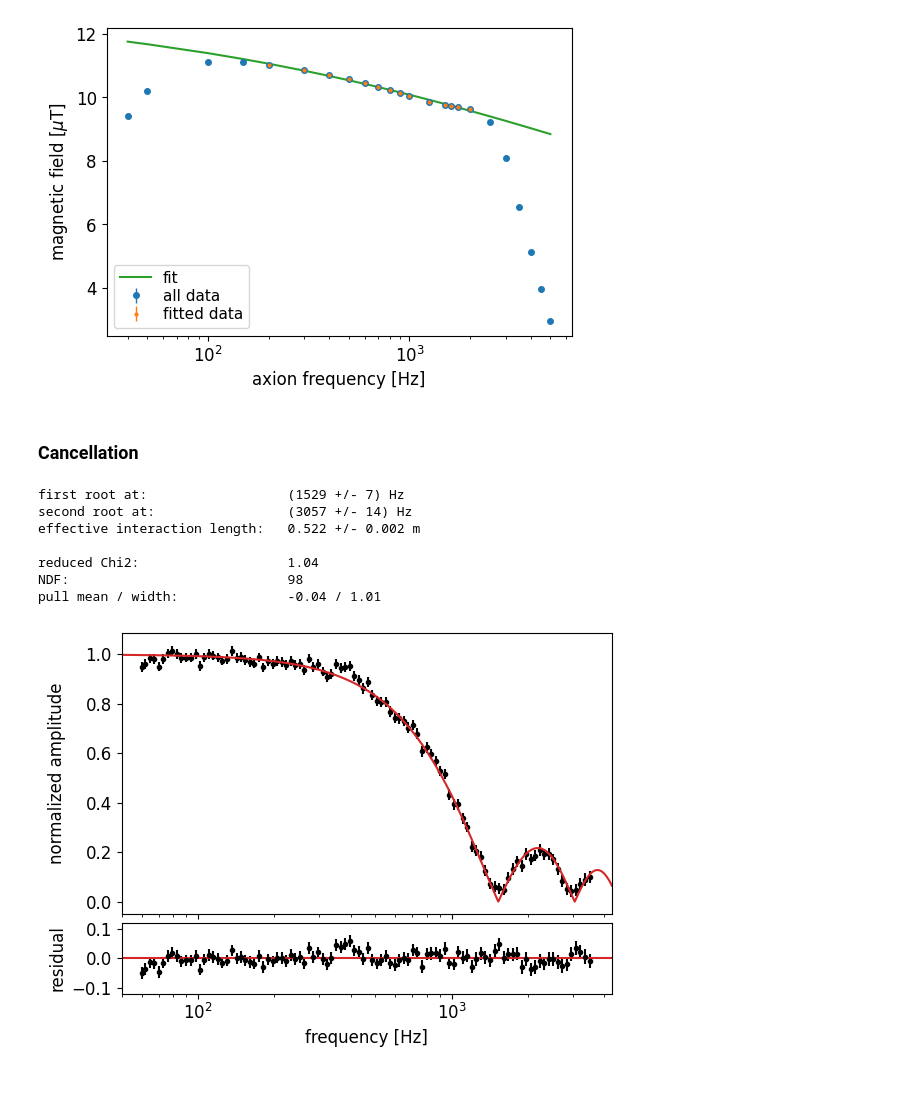
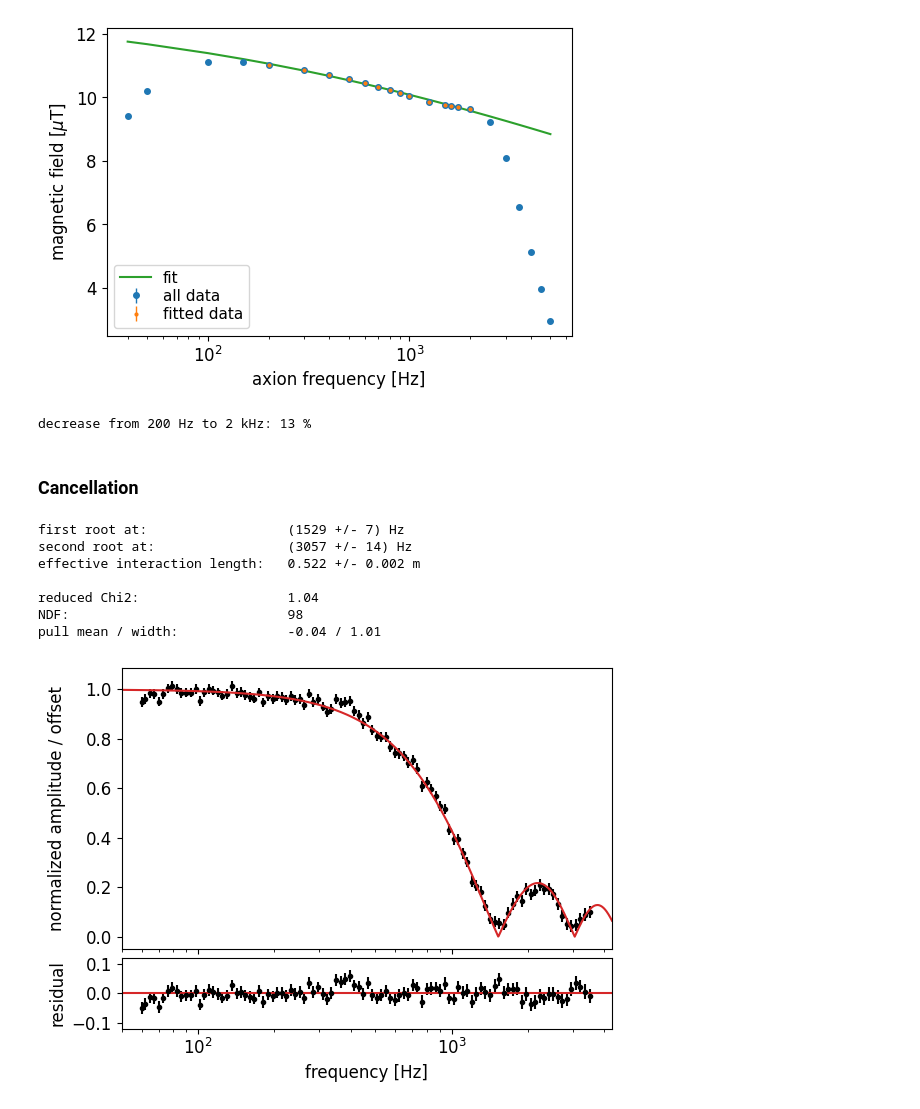
Before and after one commit to ivoschulthess/resonantCancellation, a Jupyter notebook: analysis.ipynb, the cells around one changed output. Cells and saved outputs as stored; diff of their text form; code cells hidden in the pictures.

```diff
--- a/analysis.ipynb
+++ b/analysis.ipynb
@@ -385,6 +401,11 @@ popt_mag[0] = 1
 norm_mag = butterworthFct(frq, *popt_mag)
 # %% [output]
 [figure]
+# %%
+dec = (butterworthFct(200, *popt_mag) - butterworthFct(2000, *popt_mag)) / butterworthFct(200, *popt_mag)
+print('decrease from 200 Hz to 2 kHz: {:.0f} %'.format(100*dec))
+# %% [output]
+decrease from 200 Hz to 2 kHz: 13 %
 # %% [markdown]
 ### Cancellation
 # %%
@@ -449,32 +470,32 @@ norm = resonantCancelation(0.001, *popt)
 sig_tot /= norm
 
 # create the fitted data
 fFit = np.logspace(np.log10(50), np.log10(4290), 1001)
 yFit = resonantCancelation(fFit, *popt)/norm
 
 # create the residuals
 residuals = (sig_tot[0]-resonantCancelation(frq, *popt)/norm), sig_tot[1]
 
 # plot the data, the fit, and the residuals
 fig, ax = plt.subplots(2,1,sharex=True,figsize=(6,4.5),gridspec_kw={'height_ratios':[4,1]})
 ax[0].errorbar(frq, *sig_tot, fmt='k.', zorder=1)
 ax[0].plot(fFit, yFit, 'C3-', lw=1.5)
-ax[0].set(ylabel='normalized amplitude', xscale='log', xlim=(fFit.min(),fFit.max()))
+ax[0].set(ylabel='normalized amplitude / offset', xscale='log', xlim=(fFit.min(),fFit.max()))
 ax[1].errorbar(frq, *residuals, fmt='k.')
 ax[1].axhline(0, c='C3', ls='-', lw=1.5)
 ax[1].set(xlabel='frequency [Hz]',  ylabel='residual', ylim=(-0.12,0.12))
 fig.set(dpi=100)
 fig.tight_layout()
 fig.subplots_adjust(hspace=0.05)
 fig.align_ylabels(ax)
 fig.savefig('plots/resonantCancellation.png', transparent=True, dpi=200, bbox_inches="tight")
 plt.show()
 # %% [output]
 first root at:                  (1529 +/- 7) Hz
 second root at:                 (3057 +/- 14) Hz
 effective interaction length:   0.522 +/- 0.002 m
 
 reduced Chi2:                   1.04
 NDF:                            98
 pull mean / width:              -0.04 / 1.01
-[figure, old version]
+[figure, new version]
```
Also changed, not shown: parts of 3 cells of this notebook, 1 other file.
